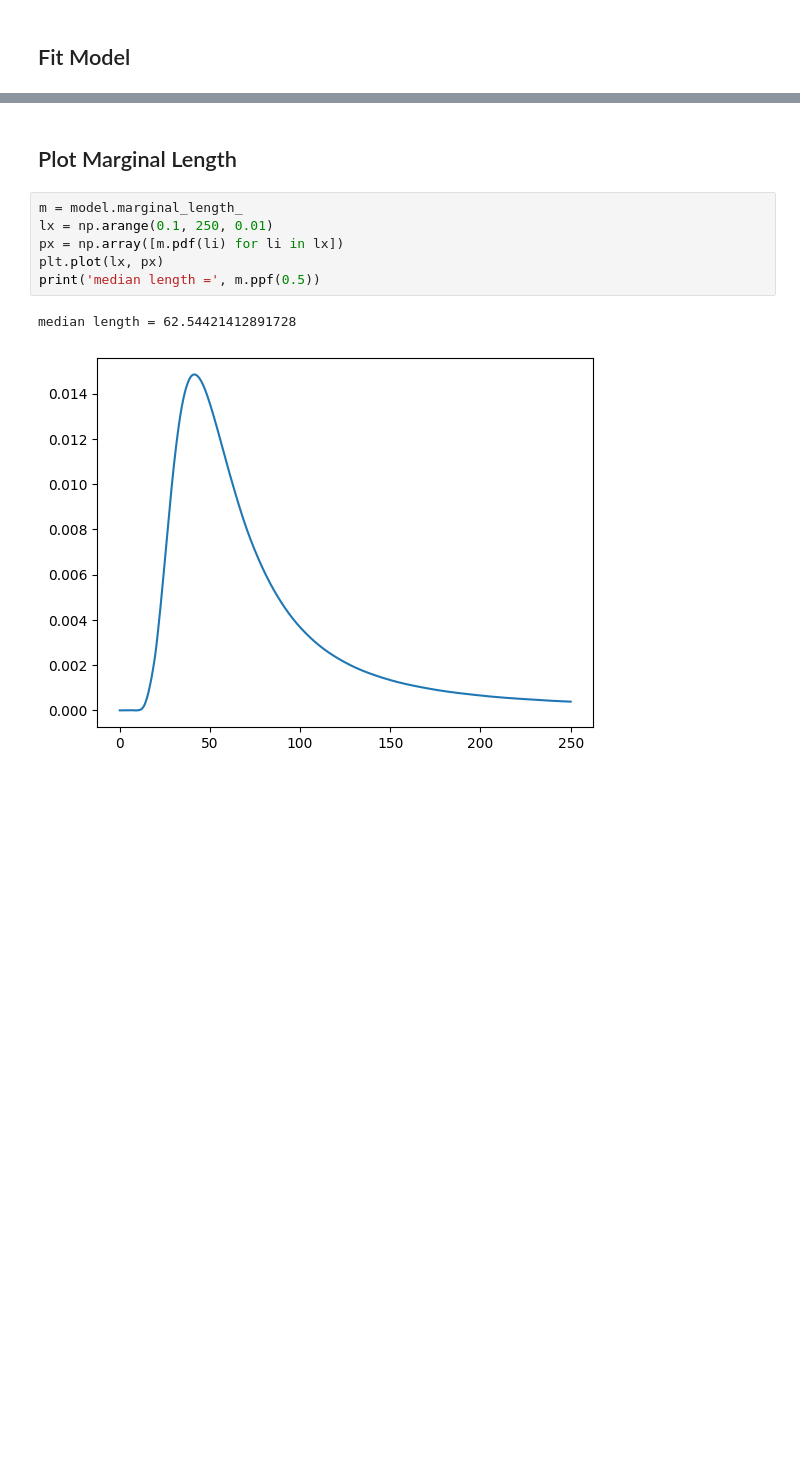
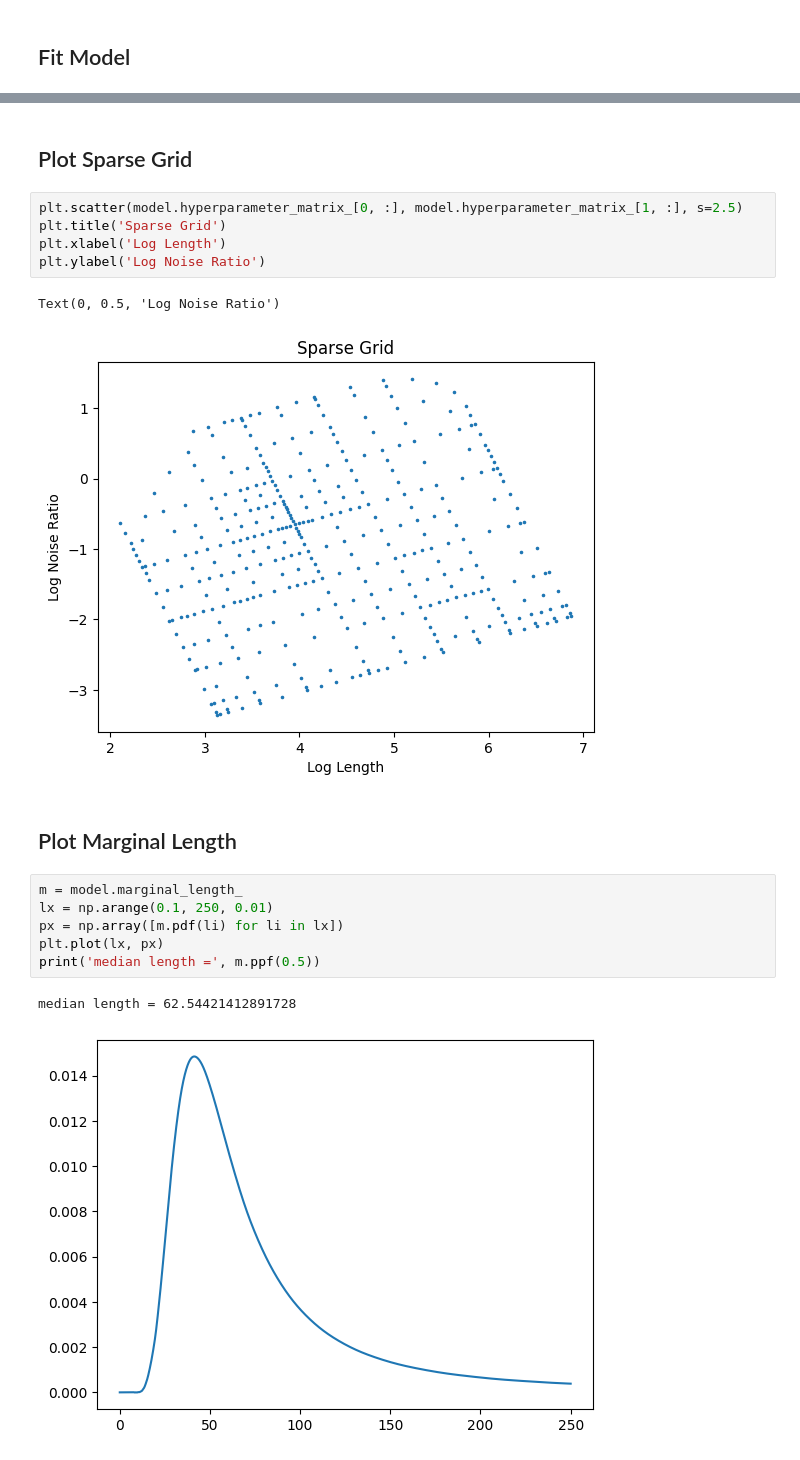
Before and after one commit to rnburn/bbai, a Jupyter notebook: example/08-soil-cn.ipynb, the cells around one changed output, grey strips where cells are left out. Cells and saved outputs as stored; diff of their text form; blank space fills up the shorter version.

```diff
--- a/example/08-soil-cn.ipynb
+++ b/example/08-soil-cn.ipynb
@@ -59,3 +59,13 @@ Time to fit 1.380146 sec
+# %% [markdown]
+## Plot Sparse Grid
+# %%
+plt.scatter(model.hyperparameter_matrix_[0, :], model.hyperparameter_matrix_[1, :], s=2.5)
+plt.title('Sparse Grid')
+plt.xlabel('Log Length')
+plt.ylabel('Log Noise Ratio')
+# %% [output]
+Text(0, 0.5, 'Log Noise Ratio')
+[figure, added]
 # %% [markdown]
 ## Plot Marginal Length
 # %%
```
Also changed, not shown: parts of 5 cells of this notebook, 1 other file.
